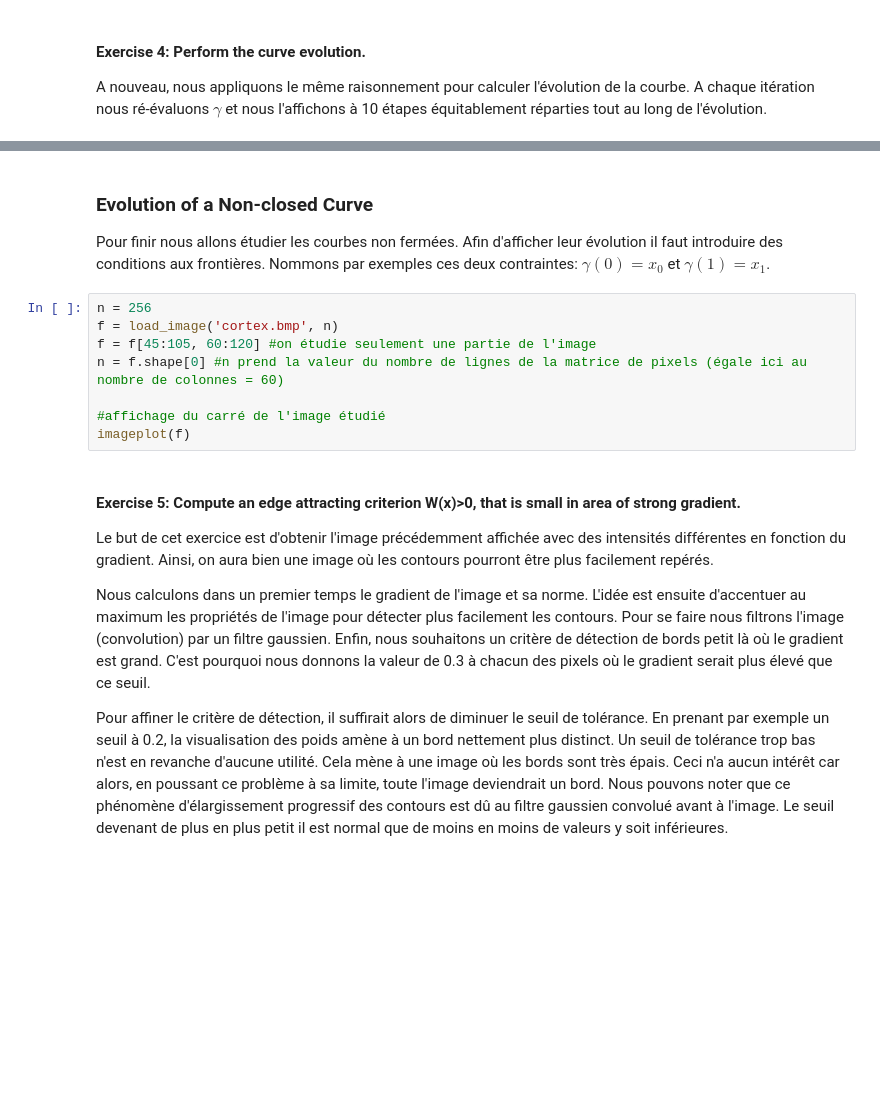
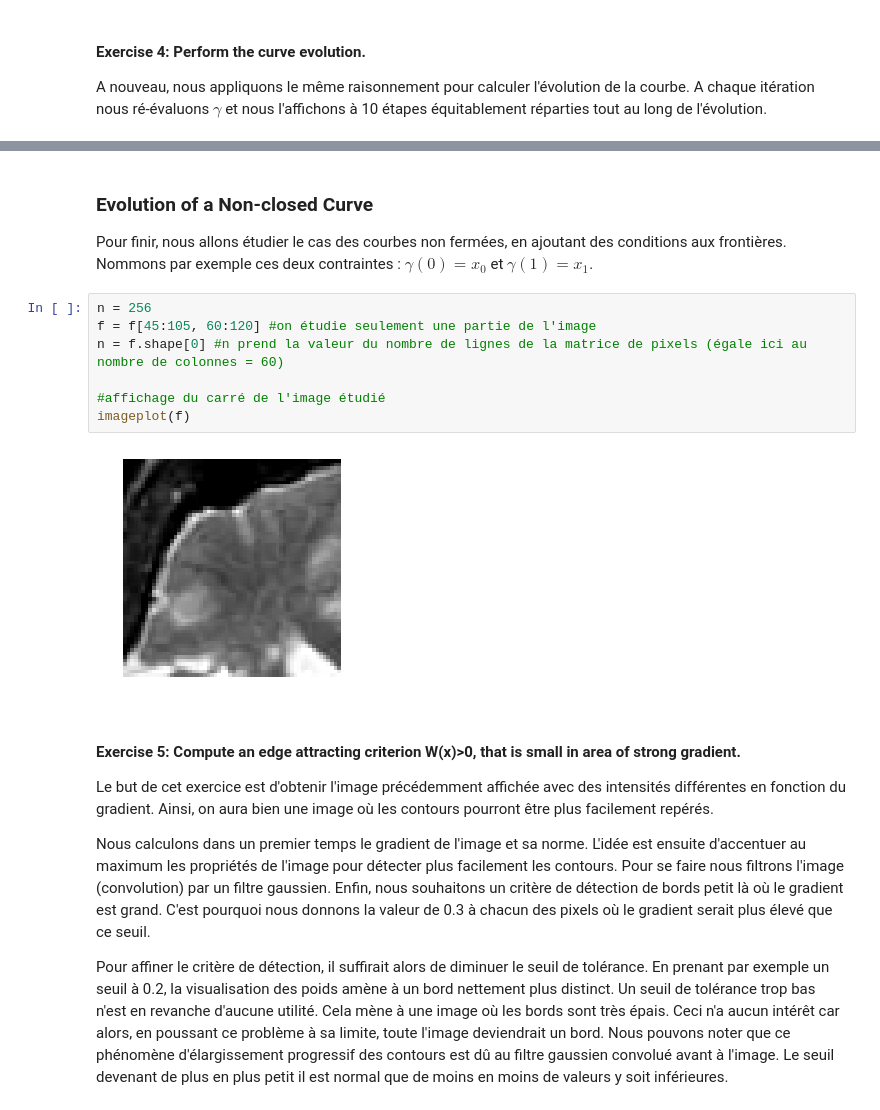
Before and after one commit to MargotSirdey/Mini_Projet_Active_Contours, a Jupyter notebook: machine_learning_parametric.ipynb, the cells around one changed output, grey strips where cells are left out. Drawn from its saved outputs; the diff is of its cells as text; blank space fills up the shorter version.

Commit message:
ajout commentaires ex3 parametric

```diff
--- a/machine_learning_parametric.ipynb
+++ b/machine_learning_parametric.ipynb
@@ -370,16 +406,17 @@ for i in range(1,niter+1):
 # %% [markdown]
 ### Evolution of a Non-closed Curve
 
-Pour finir nous allons étudier les courbes non fermées. Afin d'afficher leur évolution il faut introduire des conditions aux frontières. Nommons par exemples ces deux contraintes:
+Pour finir, nous allons étudier le cas des courbes non fermées, en ajoutant des conditions aux frontières. Nommons par exemple ces deux contraintes :
 $\gamma(0) = x_0$ et $\gamma(1) = x_1$.
 # %%
 n = 256
-f = load_image('cortex.bmp', n)
 f = f[45:105, 60:120] #on étudie seulement une partie de l'image
 n = f.shape[0] #n prend la valeur du nombre de lignes de la matrice de pixels (égale ici au nombre de colonnes = 60)
 
 #affichage du carré de l'image étudié
 imageplot(f)
+# %% [output]
+[figure, added]
 # %% [markdown]
 #### Exercise 5: Compute an edge attracting criterion W(x)>0, that is small in area of strong gradient.
 
```
Also changed, not shown: parts of 20 cells of this notebook.
